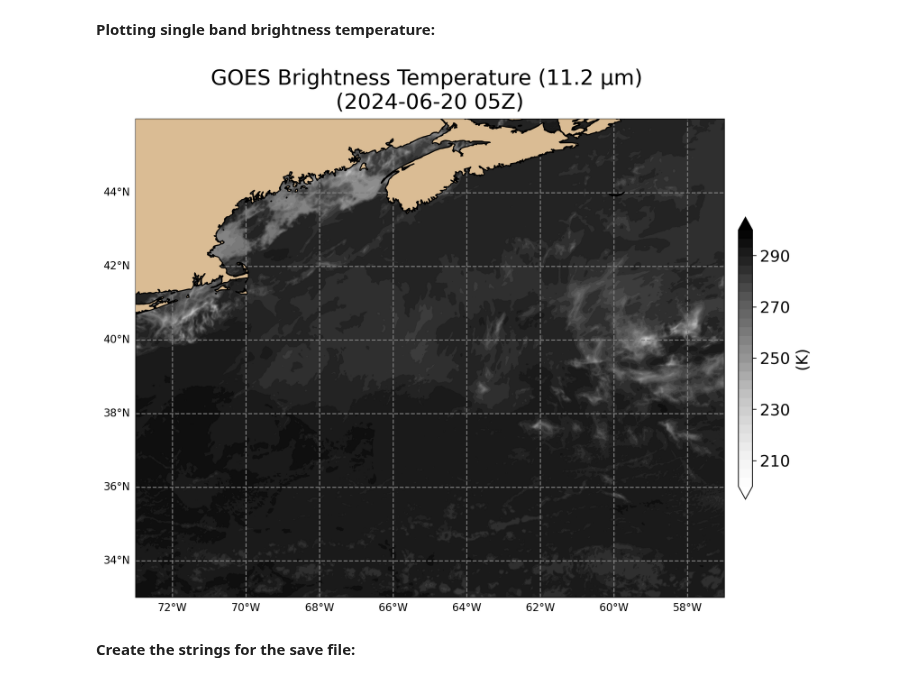
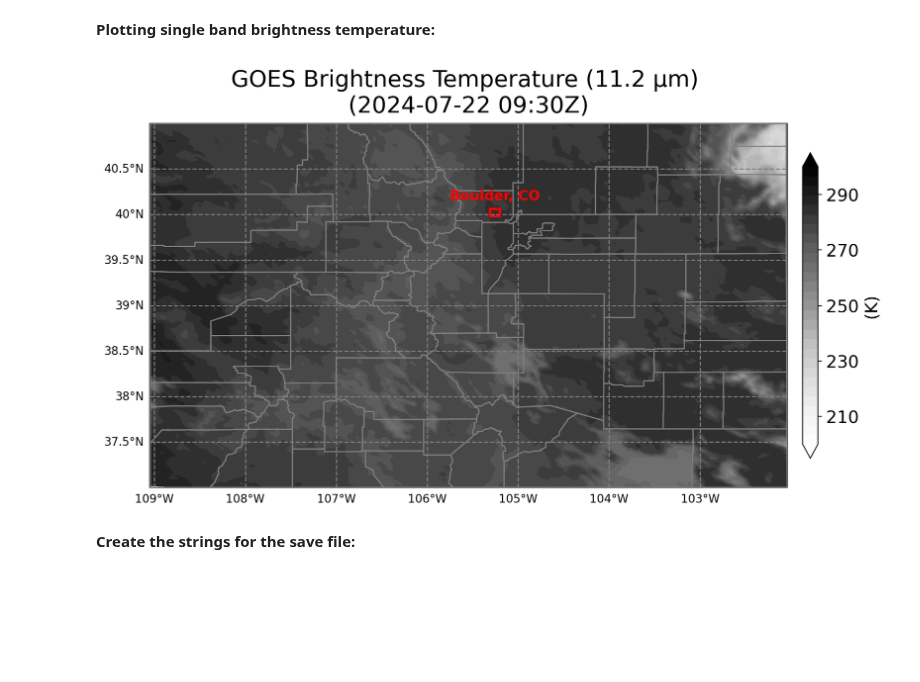
Before and after one commit to jesseturner/FLC_Workspace_3, a Jupyter notebook: satellite_image.ipynb, the cells around one changed output. Drawn from its saved outputs; the diff is of its cells as text; code cells hidden in the pictures; blank space fills up the shorter version.

```diff
--- a/satellite_image.ipynb
+++ b/satellite_image.ipynb
@@ -44,10 +45,10 @@ print(datetime_str)
 # longitude_east = -64
 
 #--- Georges Bank
-latitude_north = 46
-latitude_south = 33
-longitude_west = -73
-longitude_east = -57
+# latitude_north = 46
+# latitude_south = 33
+# longitude_west = -73
+# longitude_east = -57
 
 #--- Oaxaca
 # latitude_north = 24
@@ -84,6 +85,12 @@ longitude_east = -57
 # latitude_south = 34
 # longitude_west = -8
 # longitude_east = -3
+
+#--- Colorado
+latitude_north = 41.0
+latitude_south = 37.0
+longitude_west = -109.05
+longitude_east = -102.04
 # %% [markdown]
 **Connecting to AWS remote storage:**
 # %%
@@ -102,6 +109,6 @@ files = fs.ls(data_path)
 
 files_band = [file for file in files if fnmatch.fnmatch(file.split('/')[-1], 'OR_ABI-L1b-RadF-M6C' + band + '*')]
 # %%
-file = files_band[0] #---first is the top-of-the-hour
+file = files_band[ten_minutes] #---first is the top-of-the-hour
 print(file)
 # %% [output]
@@ -215,36 +222,70 @@ projection=ccrs.PlateCarree(central_longitude=0)
 
 fig,ax=plt.subplots(1, figsize=(12,12),subplot_kw={'projection': projection})
 
 levels = np.linspace(200, 300, 30)
 c=ax.contourf(Tb.lon, Tb.lat, Tb, cmap='Greys', extend='both', levels=levels)
 
 
 clb = plt.colorbar(c, shrink=0.4, pad=0.02, ax=ax)
 clb.ax.tick_params(labelsize=15)
 clb.set_label('(K)', fontsize=15)
 
 custom_ticks = [290, 270, 250, 230, 210]
 clb.set_ticks(custom_ticks)
 
 #--- Remove for full-scan
 ax.set_extent([longitude_west, longitude_east, latitude_south, latitude_north], crs=ccrs.PlateCarree())
 #ax.set_extent([-180, 180, -90, 90], crs=ccrs.PlateCarree())
 
-ax.set_title("GOES Brightness Temperature ("+ str(wl) +" μm) \n("+datetime_str+")", fontsize=20, pad=10)
+ax.set_title("GOES Brightness Temperature ("+ str(wl) +" μm) \n("+datetime_str[:-1]+":"+str(ten_minutes)+"0Z)", fontsize=20, pad=10)
 ax.coastlines(resolution='50m', color='black', linewidth=1)
-ax.add_feature(feature.LAND, zorder=100, edgecolor='#000', facecolor='#DABC94')
+#ax.add_feature(feature.LAND, zorder=100, edgecolor='#000', facecolor='#DABC94')
 
 #--- Lat and Lon lines
 gl = ax.gridlines(draw_labels=True, linewidth=1, color='gray', linestyle='--', zorder=5)
 gl.top_labels = False
 gl.right_labels = False
 ax.xaxis.set_major_formatter(plt.FuncFormatter(lambda x, pos: f'{x:.1f}°E' if x >= 0 else f'{-x:.1f}°W'))
 ax.yaxis.set_major_formatter(plt.FuncFormatter(lambda y, pos: f'{y:.1f}°N' if y >= 0 else f'{-y:.1f}°S'))
 
+#--- Counties
+counties = feature.NaturalEarthFeature(
+    category='cultural',
+    name='admin_2_counties',
+    scale='10m',
+    facecolor='none')
+ax.add_feature(counties, edgecolor='gray', linewidth=1)
+
+#--- States
+ax.add_feature(feature.STATES, edgecolor='gray', linewidth=1, zorder=6)
+
+import matplotlib.patches as patches
+#--- Boulder CO bounding box
+boulder_bounds = {
+    "latitude_north": 40.062,
+    "latitude_south": 39.98,
+    "longitude_west": -105.31,
+    "longitude_east": -105.2
+}
+rect = patches.Rectangle(
+    (boulder_bounds["longitude_west"], boulder_bounds["latitude_south"]),  # Bottom-left corner
+    boulder_bounds["longitude_east"] - boulder_bounds["longitude_west"],  # Width
+    boulder_bounds["latitude_north"] - boulder_bounds["latitude_south"],  # Height
+    linewidth=2, edgecolor='red', facecolor='none', zorder=10
+)
+ax.add_patch(rect)
+ax.text(
+    (boulder_bounds["longitude_west"] + boulder_bounds["longitude_east"]) / 2,  # Center longitude
+    boulder_bounds["latitude_north"] + 0.1,  # Slightly above the box
+    "Boulder, CO",
+    fontsize=12, color='red', fontweight='bold',
+    horizontalalignment='center', transform=ccrs.PlateCarree()
+)
+
 fig.set_dpi(200)
 fig.show()
 # %% [output]
-[figure, old version]
+[figure, new version]
 # %% [markdown]
 **Create the strings for the save file:**
 # %%
```
Also changed, not shown: parts of 5 cells of this notebook.
